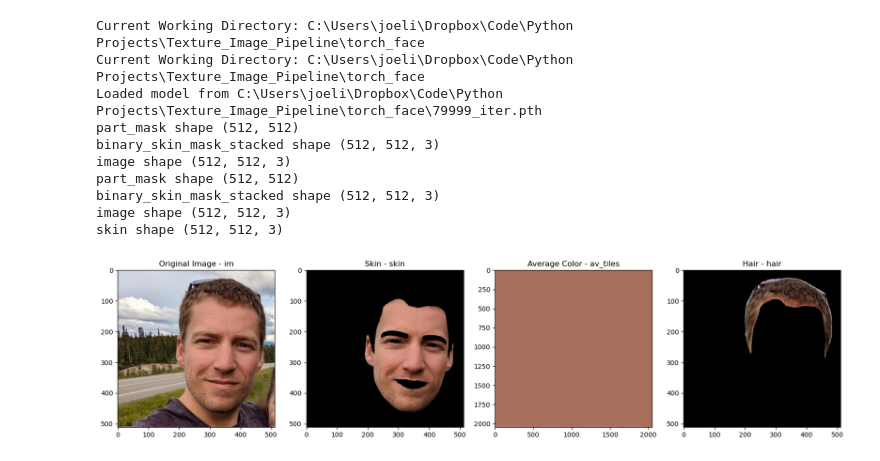
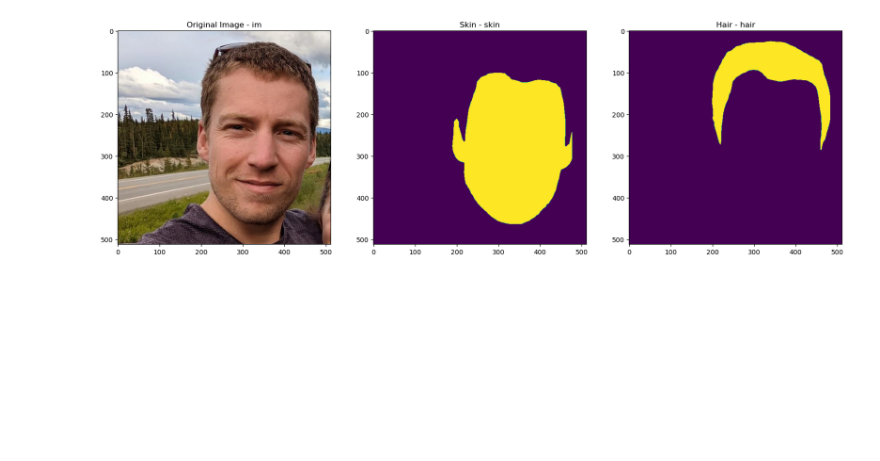
Before and after one commit to jj-tech-io/Texture_Image_Pipeline, a Jupyter notebook: tf_test.ipynb, the cells around one changed output. Saved outputs shown, nothing was run; the diff lists cells and outputs as text; code cells hidden in the pictures; blank space fills up the shorter version.

```diff
--- a/tf_test.ipynb
+++ b/tf_test.ipynb
@@ -9,57 +8,40 @@ Current Working Directory: C:\Users\joeli\Dropbox\Code\Python Projects\Texture_I
 # %%
 import sys
-
+# !pip install rembg
 import torch
 import os
 import os.path as osp
 import numpy as np
 from PIL import Image
 import torchvision.transforms as transforms
 import cv2
 import matplotlib.pyplot as plt
 import pickle
 import importlib
 import torch_face
 from torch_face import face_part_segmentation as fps
 importlib.reload(torch_face)
 im_path = r"C:\Desktop\joel.jpg"
 im = Image.open(im_path)
 im = im.convert('RGB')
 im = np.array(im)
-fig, ax = plt.subplots(1, 4, figsize=(20, 10))
+fig, ax = plt.subplots(1, 3, figsize=(20, 10))
 combined = ['l_ear', 'r_ear','skin', 'mouth', 'nose']
-segmenter = fps.FacePartSegmentation(width=2048, height=2048)
-part_mask = segmenter.process_image(im, combined)
+segmenter = fps.FacePartSegmentation()
 skin, mask = segmenter.get_skin(im)
-av_skin_tile = segmenter.get_skin_tile(im)
+
 hair = segmenter.get_hair(im)
 ax[0].imshow(im)
 ax[0].set_title('Original Image - im')
-ax[1].imshow(part_mask)
+ax[1].imshow(mask)
 ax[1].set_title('Part Mask - part_mask')
 ax[1].imshow(skin)
 ax[1].set_title('Skin - skin')
-ax[2].imshow(av_skin_tile.astype(np.uint8))
-ax[2].set_title('Average Color - av_tiles')
-ax[3].imshow(part_mask)
-ax[3].set_title('Part Mask - part_mask')
-ax[3].imshow(hair)
-ax[3].set_title('Hair - hair')
+ax[2].imshow(hair)
+ax[2].set_title('Hair - hair')
 plt.show()
-
-skin_mask = segmenter.process_image
 # %% [output]
-Current Working Directory: C:\Users\joeli\Dropbox\Code\Python Projects\Texture_Image_Pipeline\torch_face
-Current Working Directory: C:\Users\joeli\Dropbox\Code\Python Projects\Texture_Image_Pipeline\torch_face
-Loaded model from C:\Users\joeli\Dropbox\Code\Python Projects\Texture_Image_Pipeline\torch_face\79999_iter.pth
-part_mask shape (512, 512)
-binary_skin_mask_stacked shape (512, 512, 3)
-image shape (512, 512, 3)
-part_mask shape (512, 512)
-binary_skin_mask_stacked shape (512, 512, 3)
-image shape (512, 512, 3)
-skin shape (512, 512, 3)
-[figure, old version]
+[figure, new version]
 # %%
 
 
```
Also changed, not shown: parts of 2 cells of this notebook, 6 other files.
